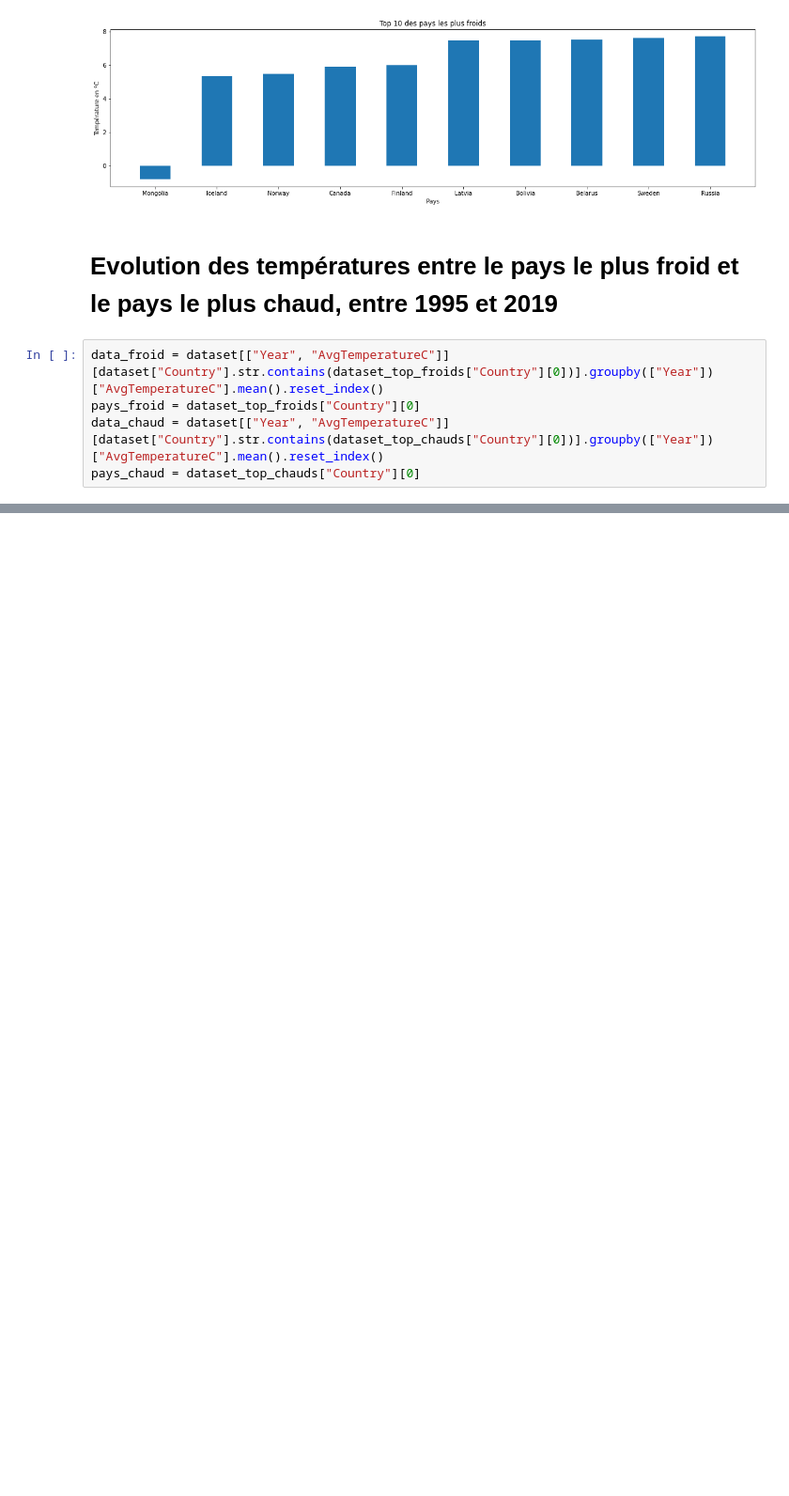
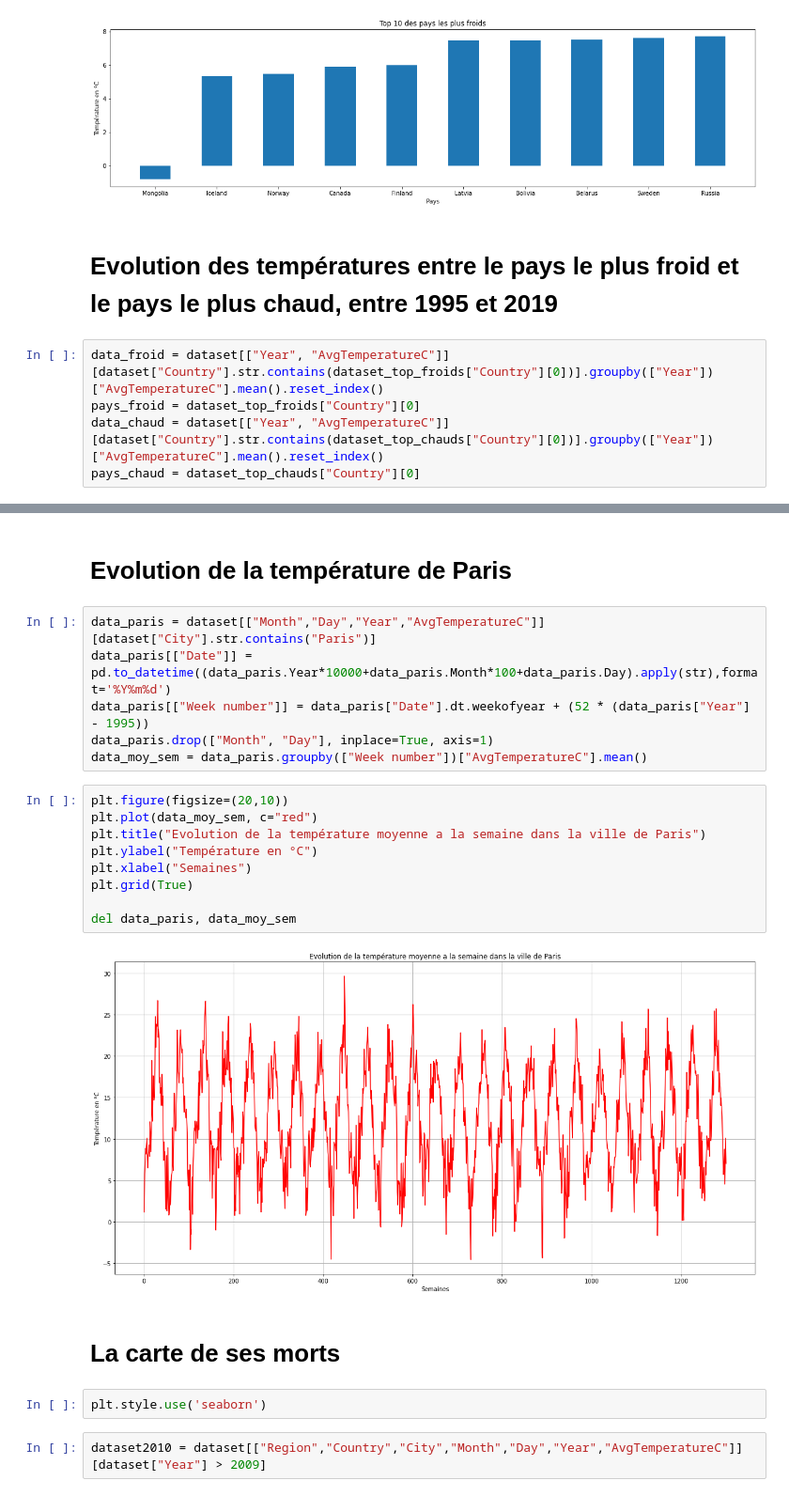
Before and after one commit to KRDavid/climatologie, a Jupyter notebook: notebook.ipynb, the cells around one changed output, grey strips where cells are left out. Shown at 94% size. Saved outputs shown, nothing was run; the diff lists cells and outputs as text; blank space fills up the shorter version.

```diff
--- a/notebook.ipynb
+++ b/notebook.ipynb
@@ -127 +104,26 @@ Text(0.5, 0, 'Années')
 [figure]
+# %% [markdown]
+# Evolution de la température de Paris
+# %%
+data_paris = dataset[["Month","Day","Year","AvgTemperatureC"]][dataset["City"].str.contains("Paris")]
+data_paris[["Date"]] = pd.to_datetime((data_paris.Year*10000+data_paris.Month*100+data_paris.Day).apply(str),format='%Y%m%d')
+data_paris[["Week number"]] = data_paris["Date"].dt.weekofyear + (52 * (data_paris["Year"] - 1995))
+data_paris.drop(["Month", "Day"], inplace=True, axis=1)
+data_moy_sem = data_paris.groupby(["Week number"])["AvgTemperatureC"].mean()
+# %%
+plt.figure(figsize=(20,10))
+plt.plot(data_moy_sem, c="red")
+plt.title("Evolution de la température moyenne a la semaine dans la ville de Paris")
+plt.ylabel("Température en °C")
+plt.xlabel("Semaines")
+plt.grid(True)
+
+del data_paris, data_moy_sem
+# %% [output]
+[figure, added]
+# %% [markdown]
+# La carte de ses morts
+# %%
+plt.style.use('seaborn')
+# %%
+dataset2010 = dataset[["Region","Country","City","Month","Day","Year","AvgTemperatureC"]][dataset["Year"] > 2009]
```
Also changed, not shown: parts of 10 cells of this notebook.
